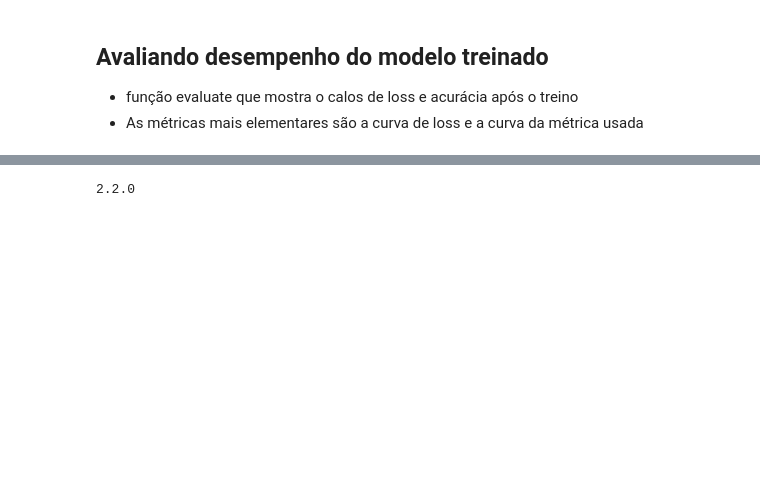
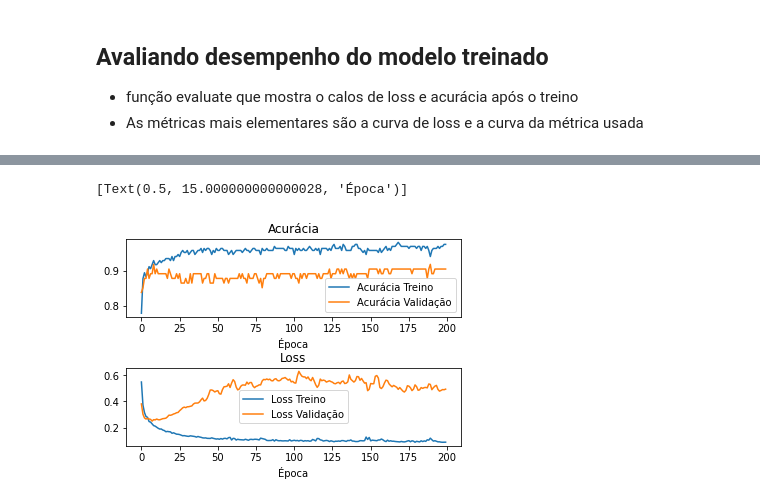
Before and after one commit to PedroNunes92/15-DeepLearning, a Jupyter notebook: Aula2/keras-Basico.ipynb, the cells around one changed output, grey strips where cells are left out. Saved outputs shown, nothing was run; the diff lists cells and outputs as text; code cells hidden in the pictures; blank space fills up the shorter version.

Commit message:
keras

```diff
--- a/Aula2/keras-Basico.ipynb
+++ b/Aula2/keras-Basico.ipynb
@@ -105,6 +105,9 @@ array([1, 0, 1, 0, 1, 0, 1, 0, 1, 0, 1, 0, 1, 0, 1, 0, 1, 0, 1, 0, 1, 0,
        1, 1, 1, 1, 1, 1, 1, 1, 1, 1, 1, 1, 1, 1, 1, 1, 1, 1, 1, 1, 1, 1,
        1, 1, 1, 1, 1, 1, 1, 1, 1, 1, 1, 1, 1, 1, 1, 1, 1, 1, 1, 1, 1, 1,
        1, 1, 1, 1, 1, 1, 1, 1, 1, 1, 1, 1, 1, 1, 1, 1, 1, 1, 1, 1, 1])
+# %%
+y_train = to_categorical(y_train)
+y_test = to_categorical(y_test)
 # %%
 model = Sequential()
 # %% [markdown]
@@ -116,8 +119,8 @@ model.add(Dense(64))
 #model.add(Dropout(0.5))
 #model.add(Dense(128))
 # %%
-#model.add(Dense(1, activation='softmax'))
-model.add(Dense(1))
+model.add(Dense(2, activation='softmax'))
+#model.add(Dense(1))
 # %% [markdown]
 # compilando o modelo
 # %% [markdown]
@@ -151,6 +146,0 @@ from tensorflow.keras.callbacks import TensorBoard
-# %%
-logDir = "/home/silvio/tb/" + datetime.now().strftime("%Y%m%d-%H%M%S") + "/"
-tensorboard_callback = tf.keras.callbacks.TensorBoard(log_dir=logDir)
-
-history = model.fit(X_train, y_train, epochs=100, verbose=2,
-          callbacks=[tensorboard_callback])
@@ -174,0 +147,2 @@ Epoch 100/100
+# %%
+history = model.fit(X_train, y_train, epochs=200, verbose=2, validation_split=0.3)
@@ -187,11 +179,18 @@ fig, axs = pyplot.subplots(2)
 fig.tight_layout(pad=3.0)
 
 x=history.history['accuracy']
-axs[0].plot(x)
+xv=history.history['val_accuracy']
+axs[0].plot(x, label='Acurácia Treino')
+axs[0].plot(xv, label='Acurácia Validação')
+axs[0].legend()
 axs[0].set_title('Acurácia')
 axs[0].set(xlabel='Época')
 
 x=history.history['loss']
-axs[1].plot(x)
+xv=history.history['val_loss']
+axs[1].plot(x, label='Loss Treino')
+axs[1].plot(xv, label='Loss Validação')
+axs[1].legend()
 axs[1].set_title('Loss')
 axs[1].set(xlabel='Época')
+# %% [output]
@@ -198,15 +199,2 @@ axs[1].set(xlabel='Época')
+[Text(0.5, 15.000000000000028, 'Época')]
+[figure, added]
-# %%
-import pathlib
-
-import matplotlib.pyplot as plt
-import pandas as pd
-import seaborn as sns
-
-import tensorflow as tf
-
-from tensorflow import keras
-from tensorflow.keras import layers
-
-print(tf.__version__)
-# %% [output]
-2.2.0
```
Also changed, not shown: parts of 7 cells of this notebook.
